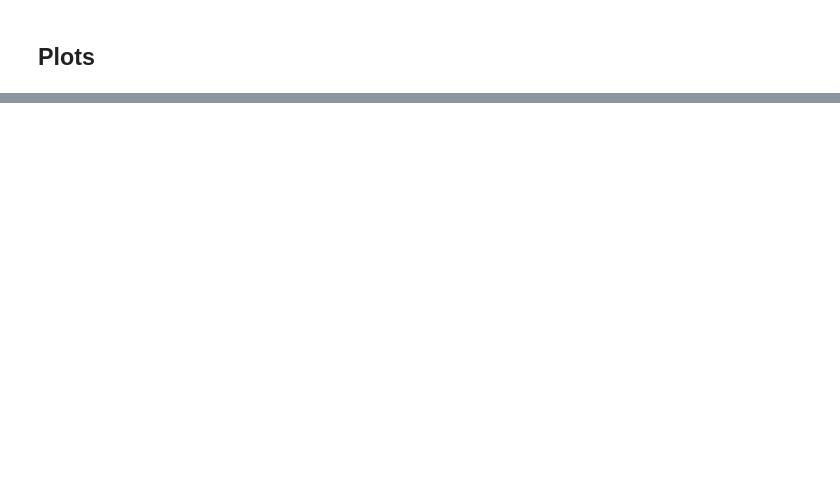
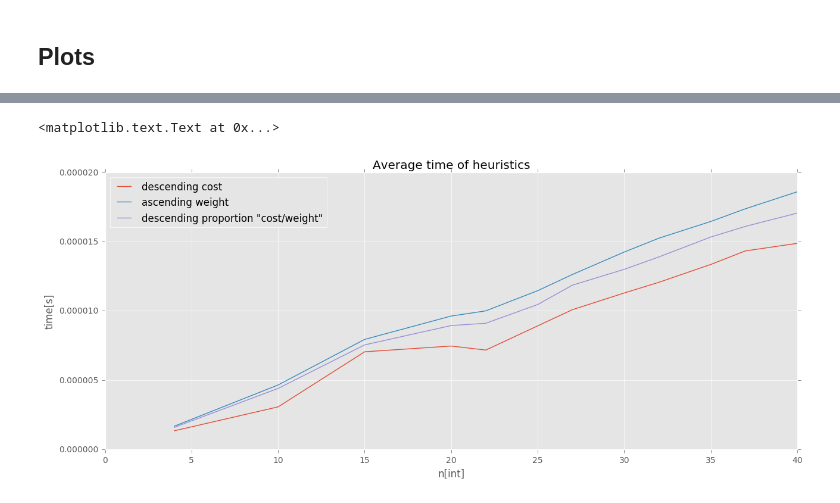
Before and after one commit to bobirdmi/MI-PAA, a Jupyter notebook: hw1.ipynb, the cells around one changed output, grey strips where cells are left out. Saved outputs shown, nothing was run; the diff lists cells and outputs as text; code cells hidden in the pictures; blank space fills up the shorter version.

```diff
--- a/hw1.ipynb
+++ b/hw1.ipynb
@@ -247,0 +290,11 @@ plt.plot(range(50), rel_err['cost'], 'b', range(50), rel_err['prop'], 'r')
+# %%
+plt.plot(n_list, avg_by_cost_time, label='descending cost')
+plt.plot(n_list, avg_by_weight_time, label='ascending weight')
+plt.plot(n_list, avg_by_prop_time, label='descending proportion "cost/weight"')
+plt.xlabel('n[int]')
+plt.ylabel('time[s]')
+plt.legend(loc='best')
+plt.title('Average time of heuristics')
+# %% [output]
+<matplotlib.text.Text at 0x...>
+[figure, added]
```
Also changed, not shown: parts of 27 cells of this notebook, 1 other file.
